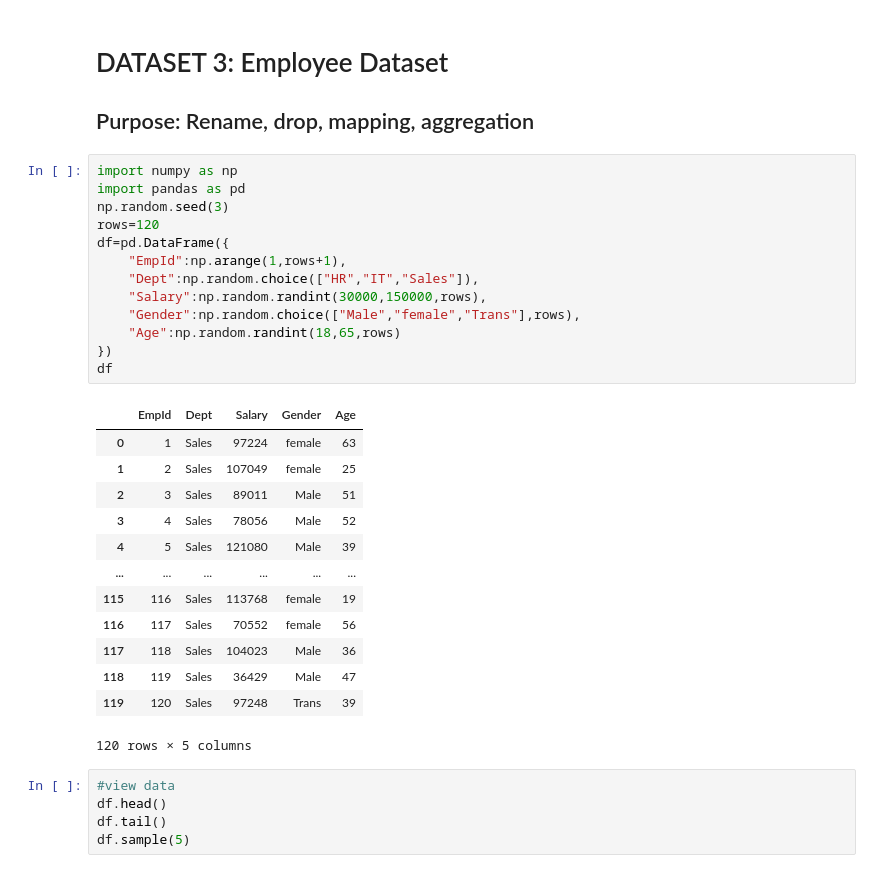
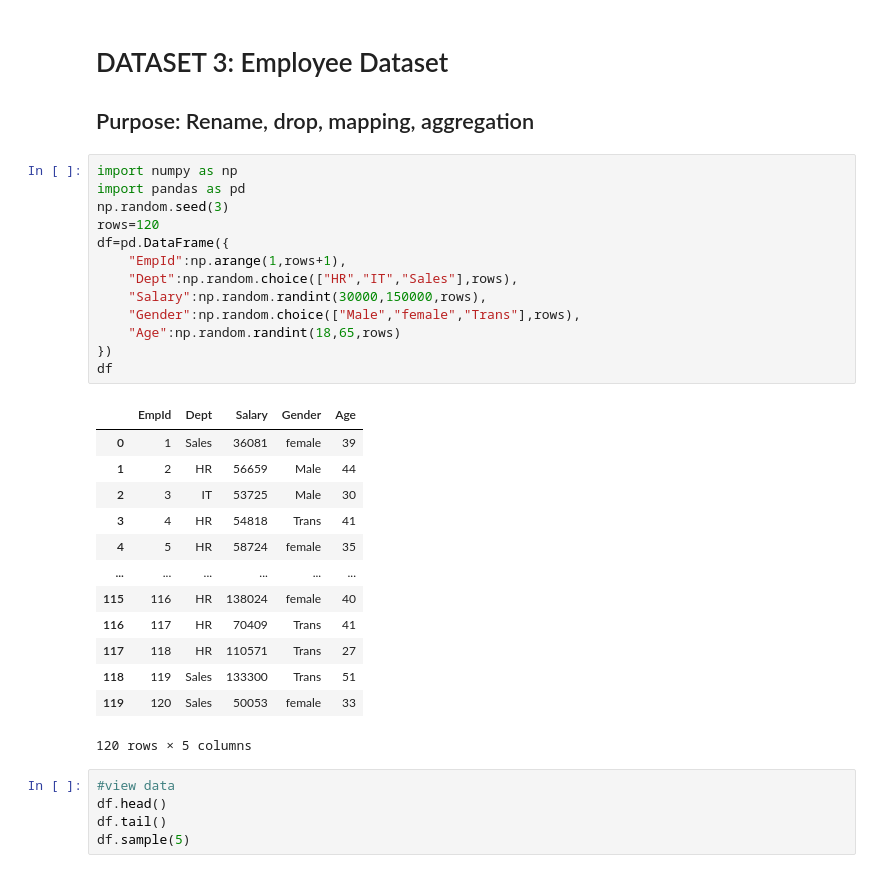
Before and after one commit to SeionixAi/RL-B102-Rejina-K-K, a Jupyter notebook: RL-tasks-1-2-3.ipynb, the cells around one changed output. Saved outputs shown, nothing was run; the diff lists cells and outputs as text.

```diff
--- a/RL-tasks-1-2-3.ipynb
+++ b/RL-tasks-1-2-3.ipynb
@@ -629,29 +1511,29 @@ Name: Marks, dtype: float64
 # %%
 import numpy as np
 import pandas as pd
 np.random.seed(3)
 rows=120
 df=pd.DataFrame({
     "EmpId":np.arange(1,rows+1),
-    "Dept":np.random.choice(["HR","IT","Sales"]),
+    "Dept":np.random.choice(["HR","IT","Sales"],rows),
     "Salary":np.random.randint(30000,150000,rows),
     "Gender":np.random.choice(["Male","female","Trans"],rows),
     "Age":np.random.randint(18,65,rows)
 })
 df
 # %% [output]
 |  | EmpId | Dept | Salary | Gender | Age |
-| 0 | 1 | Sales | 97224 | female | 63 |
-| 1 | 2 | Sales | 107049 | female | 25 |
-| 2 | 3 | Sales | 89011 | Male | 51 |
-| 3 | 4 | Sales | 78056 | Male | 52 |
-| 4 | 5 | Sales | 121080 | Male | 39 |
+| 0 | 1 | Sales | 36081 | female | 39 |
+| 1 | 2 | HR | 56659 | Male | 44 |
+| 2 | 3 | IT | 53725 | Male | 30 |
+| 3 | 4 | HR | 54818 | Trans | 41 |
+| 4 | 5 | HR | 58724 | female | 35 |
 | ... | ... | ... | ... | ... | ... |
-| 115 | 116 | Sales | 113768 | female | 19 |
-| 116 | 117 | Sales | 70552 | female | 56 |
-| 117 | 118 | Sales | 104023 | Male | 36 |
-| 118 | 119 | Sales | 36429 | Male | 47 |
-| 119 | 120 | Sales | 97248 | Trans | 39 |
+| 115 | 116 | HR | 138024 | female | 40 |
+| 116 | 117 | HR | 70409 | Trans | 41 |
+| 117 | 118 | HR | 110571 | Trans | 27 |
+| 118 | 119 | Sales | 133300 | Trans | 51 |
+| 119 | 120 | Sales | 50053 | female | 33 |
 120 rows × 5 columns
 # %%
 #view data
```
Also changed, not shown: parts of 50 cells of this notebook.
